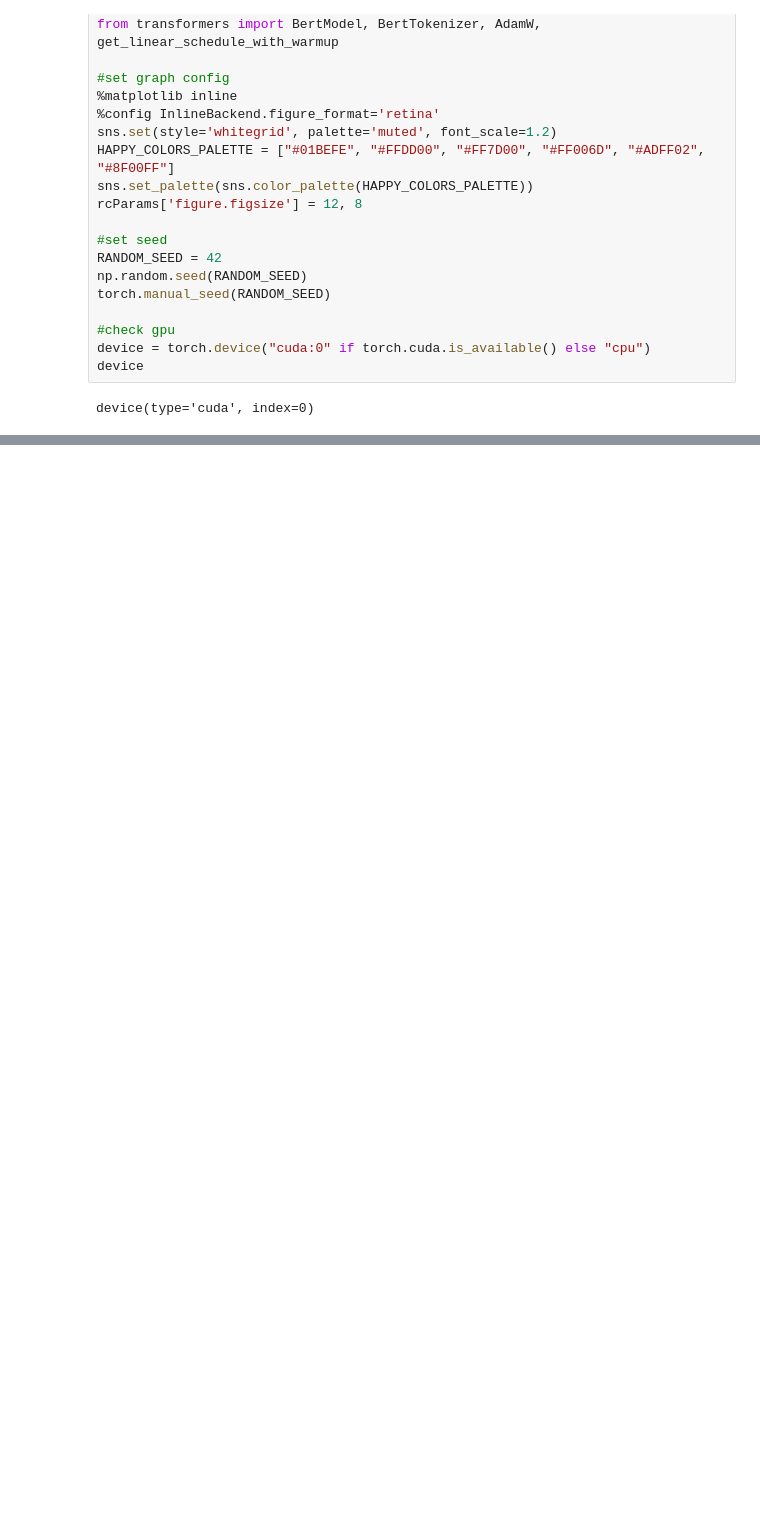
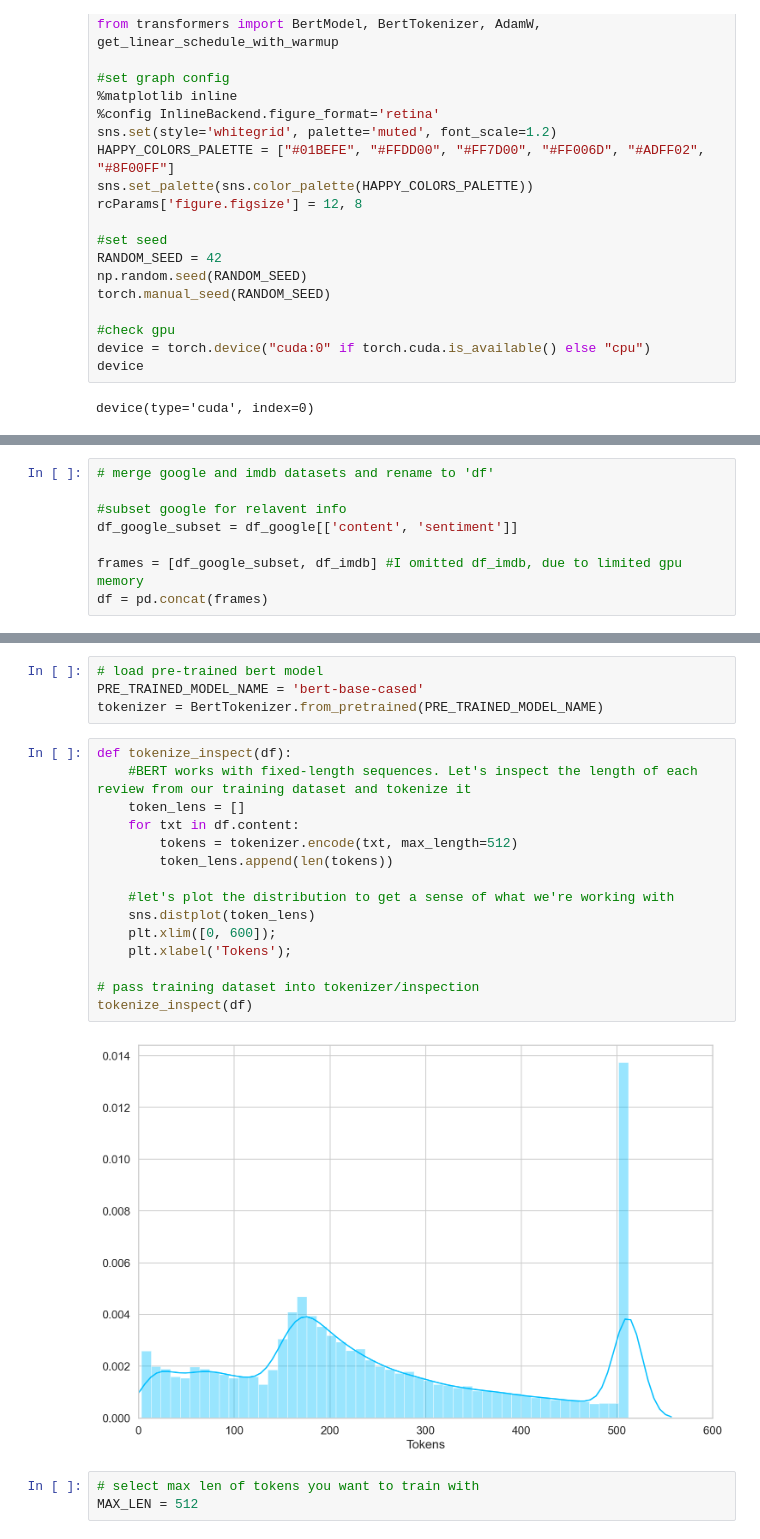
Before and after one commit to cbroker1/text-as-data, a Jupyter notebook: Assignments/TAD_Week_5_Broker_Carl.ipynb, the cells around one changed output, grey strips where cells are left out. Saved outputs shown, nothing was run; the diff lists cells and outputs as text; blank space fills up the shorter version.

```diff
--- a/Assignments/TAD_Week_5_Broker_Carl.ipynb
+++ b/Assignments/TAD_Week_5_Broker_Carl.ipynb
@@ -76,0 +181,8 @@ df_google = pd.read_csv("reviews.csv")
+# %%
+# merge google and imdb datasets and rename to 'df'
+
+#subset google for relavent info
+df_google_subset = df_google[['content', 'sentiment']]
+
+frames = [df_google_subset, df_imdb] #I omitted df_imdb, due to limited gpu memory
+df = pd.concat(frames)
@@ -76,0 +191,24 @@ df_google = pd.read_csv("reviews.csv")
+# %%
+# load pre-trained bert model
+PRE_TRAINED_MODEL_NAME = 'bert-base-cased'
+tokenizer = BertTokenizer.from_pretrained(PRE_TRAINED_MODEL_NAME)
+# %%
+def tokenize_inspect(df):
+    #BERT works with fixed-length sequences. Let's inspect the length of each review from our training dataset and tokenize it
+    token_lens = []
+    for txt in df.content:
+        tokens = tokenizer.encode(txt, max_length=512)
+        token_lens.append(len(tokens))
+
+    #let's plot the distribution to get a sense of what we're working with
+    sns.distplot(token_lens)
+    plt.xlim([0, 600]);
+    plt.xlabel('Tokens');
+
+# pass training dataset into tokenizer/inspection
+tokenize_inspect(df)
+# %% [output]
+[figure, added]
+# %%
+# select max len of tokens you want to train with
+MAX_LEN = 512
```
Also changed, not shown: parts of 43 cells of this notebook.
